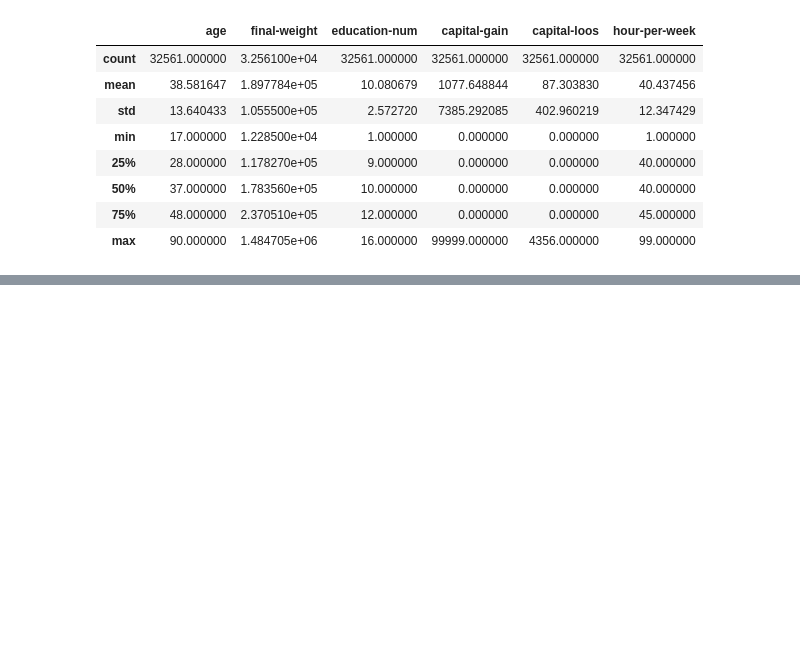
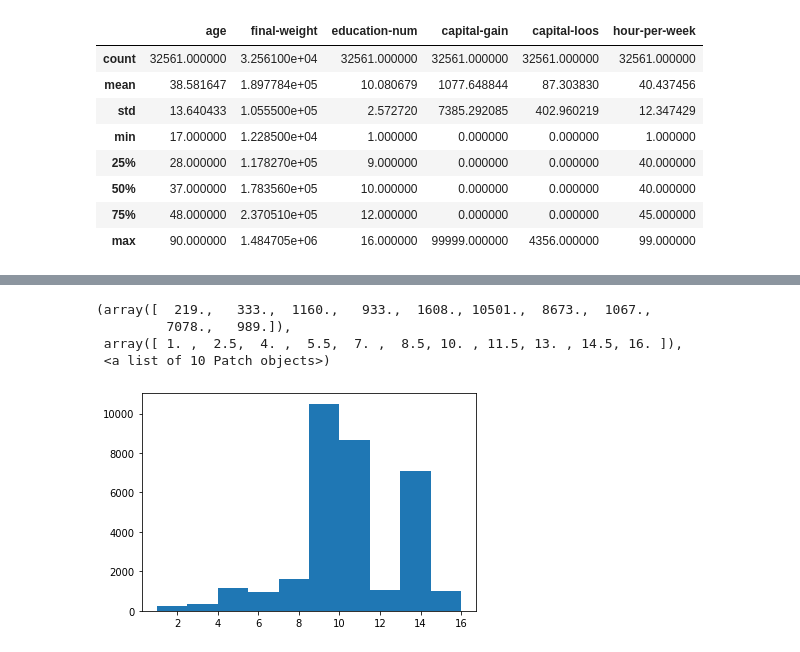
Before and after one commit to GGMmattos/Machine-Learning-And-Data-Science, a Jupyter notebook: BaseDeDadosCredito.ipynb, the cells around one changed output, grey strips where cells are left out. Cells and saved outputs as stored; diff of their text form; code cells hidden in the pictures; blank space fills up the shorter version.

```diff
--- a/BaseDeDadosCredito.ipynb
+++ b/BaseDeDadosCredito.ipynb
@@ -365,0 +385,8 @@ base_census.describe()
+# %%
+plt.hist(x = base_census['education-num'])
+# %% [output]
+(array([  219.,   333.,  1160.,   933.,  1608., 10501.,  8673.,  1067.,
+         7078.,   989.]),
+ array([ 1. ,  2.5,  4. ,  5.5,  7. ,  8.5, 10. , 11.5, 13. , 14.5, 16. ]),
+ <a list of 10 Patch objects>)
+[figure, added]
```
Also changed, not shown: parts of 29 cells of this notebook.
